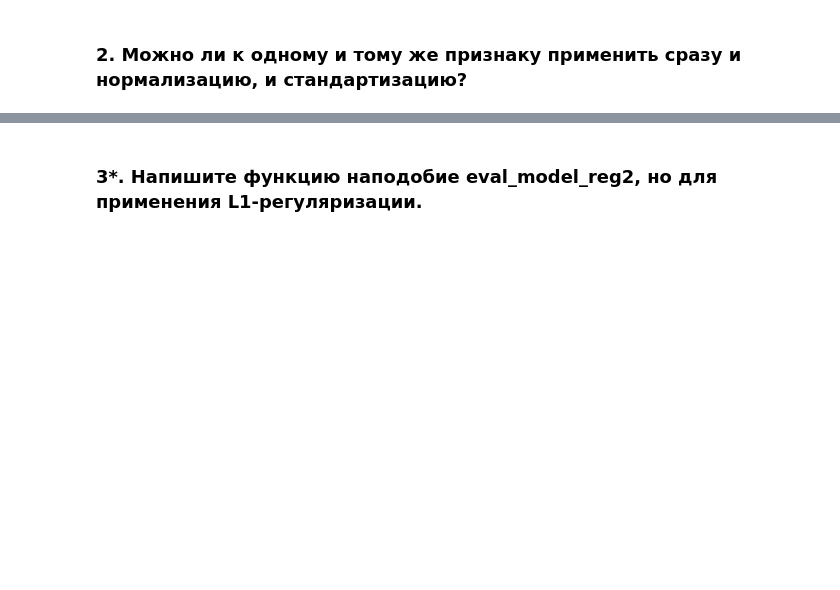
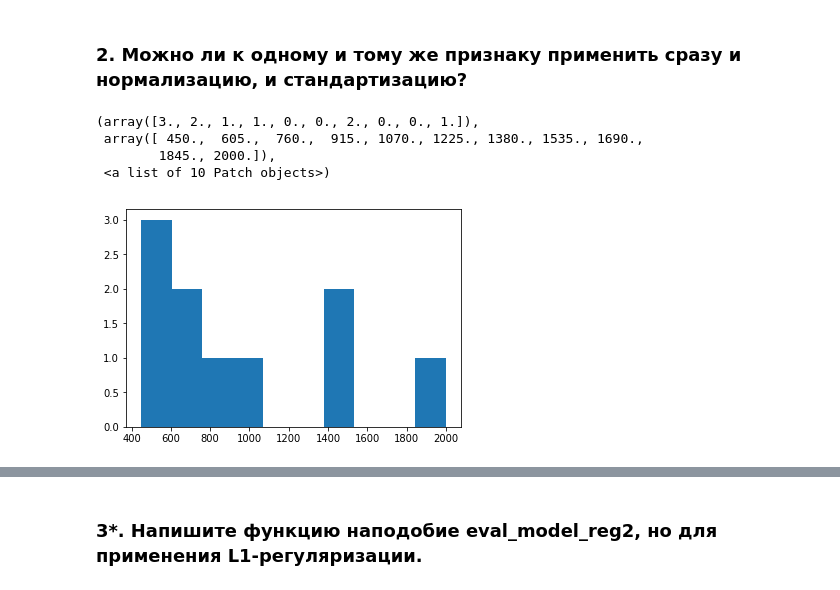
Before and after one commit to dzverkov/AlgorithmsDS, a Jupyter notebook: lesson2.ipynb, the cells around one changed output, grey strips where cells are left out. Saved outputs shown, nothing was run; the diff lists cells and outputs as text; code cells hidden in the pictures; blank space fills up the shorter version.

```diff
--- a/lesson2.ipynb
+++ b/lesson2.ipynb
@@ -64,2 +97,10 @@ array([nan, nan, nan, nan])
 # %% [markdown]
 ### 2. Можно ли к одному и тому же признаку применить сразу и нормализацию, и стандартизацию?
+# %%
+plt.hist(X[2])
+# %% [output]
+(array([3., 2., 1., 1., 0., 0., 2., 0., 0., 1.]),
+ array([ 450.,  605.,  760.,  915., 1070., 1225., 1380., 1535., 1690.,
+        1845., 2000.]),
+ <a list of 10 Patch objects>)
+[figure, added]
```
Also changed, not shown: parts of 18 cells of this notebook.
